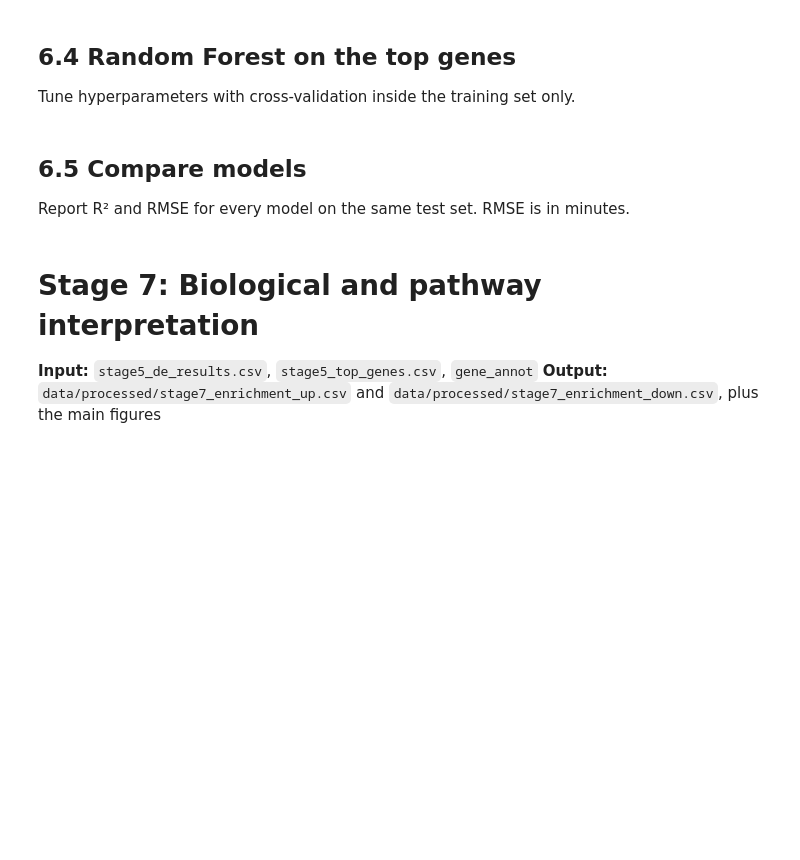
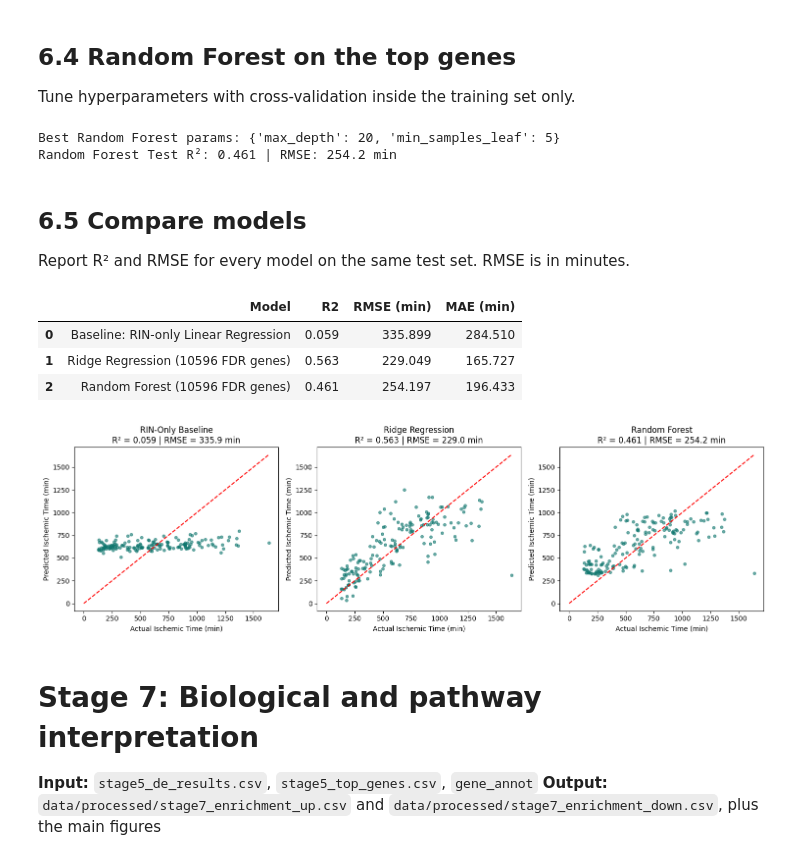
Before and after one commit to Vinit-Rabadiya/pmi-gene-expression-analysis, a Jupyter notebook: bioinformatics_pmi_gene_expression_analysis.ipynb, the cells around one changed output. Drawn from its saved outputs; the diff is of its cells as text; code cells hidden in the pictures; blank space fills up the shorter version.

```diff
--- a/bioinformatics_pmi_gene_expression_analysis.ipynb
+++ b/bioinformatics_pmi_gene_expression_analysis.ipynb
@@ -901,3 +1014,29 @@ Tune hyperparameters with cross-validation inside the training set only.
+# %%
+from sklearn.ensemble import RandomForestRegressor
+
+rf_base = RandomForestRegressor(
+    n_estimators=200,
+    max_features='sqrt',
+    random_state=SEED,
+    n_jobs=-1
+)
+
+rf_grid = GridSearchCV(
+    rf_base,
+    param_grid={'max_depth': [10, 20, None], 'min_samples_leaf': [2, 5]},
+    cv=cv,
+    scoring='neg_root_mean_squared_error',
+    n_jobs=-1
+)
+
+rf_grid.fit(X_ml_train, y_train, groups=groups_train)
+rf_predictions = rf_grid.predict(X_ml_test)
+
+print("Best Random Forest params:", rf_grid.best_params_)
+print(f"Random Forest Test R²: {r2_score(y_test, rf_predictions):.3f} | RMSE: {np.sqrt(mean_squared_error(y_test, rf_predictions)):.1f} min")
+# %% [output]
+Best Random Forest params: {'max_depth': 20, 'min_samples_leaf': 5}
+Random Forest Test R²: 0.461 | RMSE: 254.2 min
 # %% [markdown]
 ## 6.5 Compare models
 Report R² and RMSE for every model on the same test set. RMSE is in minutes.
@@ -906,3 +1043,46 @@ Report R² and RMSE for every model on the same test set. RMSE is in minutes.
+# %%
+def eval_metrics(name, y_true, y_pred):
+    return {
+        'Model': name,
+        'R2': r2_score(y_true, y_pred),
+        'RMSE (min)': np.sqrt(mean_squared_error(y_true, y_pred)),
+        'MAE (min)': mean_absolute_error(y_true, y_pred)
+    }
+
+metrics_df = pd.DataFrame([
+    eval_metrics('Baseline: RIN-only Linear Regression', y_test, baseline_predictions),
+    eval_metrics(f'Ridge Regression ({len(selected_gene_ids)} FDR genes)', y_test, ridge_predictions),
+    eval_metrics(f'Random Forest ({len(selected_gene_ids)} FDR genes)', y_test, rf_predictions)
+])
+
+metrics_df.to_csv(f'{PROCESSED}/stage6_metrics.csv', index=False)
+display(metrics_df.round(3))
+
+# Side-by-side Predicted vs Actual scatter plots
+fig, axes = plt.subplots(1, 3, figsize=(15, 4.5))
+for ax, (title, preds) in zip(axes, [
+    ('RIN-Only Baseline', baseline_predictions),
+    ('Ridge Regression', ridge_predictions),
+    ('Random Forest', rf_predictions)
+]):
+    ax.scatter(y_test, preds, alpha=0.6, s=16, color='#0f766e')
+    max_val = max(y_test.max(), preds.max())
+    ax.plot([0, max_val], [0, max_val], 'r--', lw=1.5)
+    ax.set(
+        title=f'{title}\nR² = {r2_score(y_test, preds):.3f} | RMSE = {np.sqrt(mean_squared_error(y_test, preds)):.1f} min',
+        xlabel='Actual Ischemic Time (min)',
+        ylabel='Predicted Ischemic Time (min)'
+    )
+
+plt.tight_layout()
+plt.savefig(f'{PROCESSED}/stage6_model_comparison.png', dpi=150)
+plt.show()
+# %% [output]
+|  | Model | R2 | RMSE (min) | MAE (min) |
+| 0 | Baseline: RIN-only Linear Regression | 0.059 | 335.899 | 284.510 |
+| 1 | Ridge Regression (10596 FDR genes) | 0.563 | 229.049 | 165.727 |
+| 2 | Random Forest (10596 FDR genes) | 0.461 | 254.197 | 196.433 |
+[figure, added]
 # %% [markdown]
 # Stage 7: Biological and pathway interpretation
 
```
Also changed, not shown: parts of 23 cells of this notebook.
